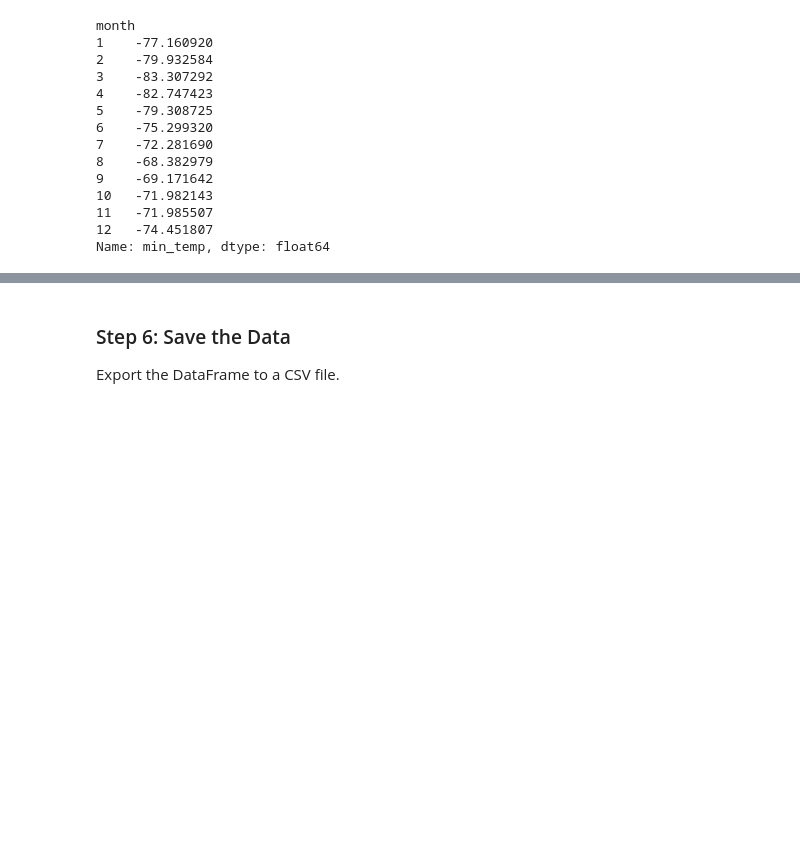
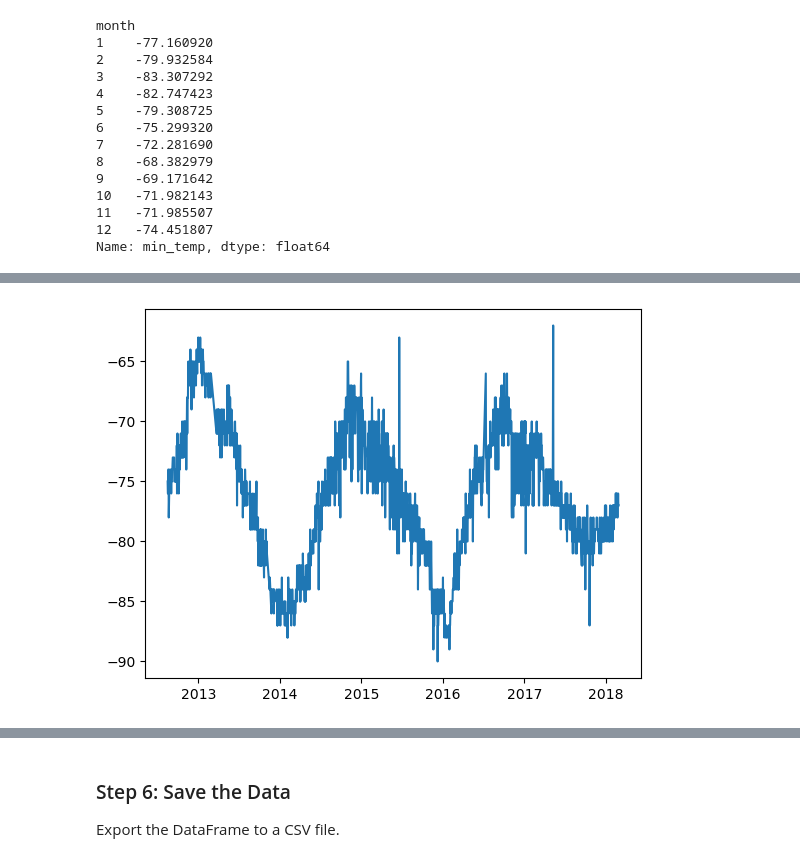
Before and after one commit to UzmaSayyeda/A-Web-Scraping-Journey-to-Mars, a Jupyter notebook: part_02_mars_weather.ipynb, the cells around one changed output, grey strips where cells are left out. Cells and saved outputs as stored; diff of their text form; code cells hidden in the pictures; blank space fills up the shorter version.

```diff
--- a/part_02_mars_weather.ipynb
+++ b/part_02_mars_weather.ipynb
@@ -219,0 +262,11 @@ Name: min_temp, dtype: float64
+# %%
+# date_data = df.groupby(df["terrestrial_date"].dt.day)["min_temp"].count()
+# date_data.plot()
+
+x = df["terrestrial_date"]
+y = df["min_temp"]
+
+plt.plot(x,y)
+plt.show()
+# %% [output]
+[figure, added]
```
Also changed, not shown: parts of 12 cells of this notebook, 1 other file.
